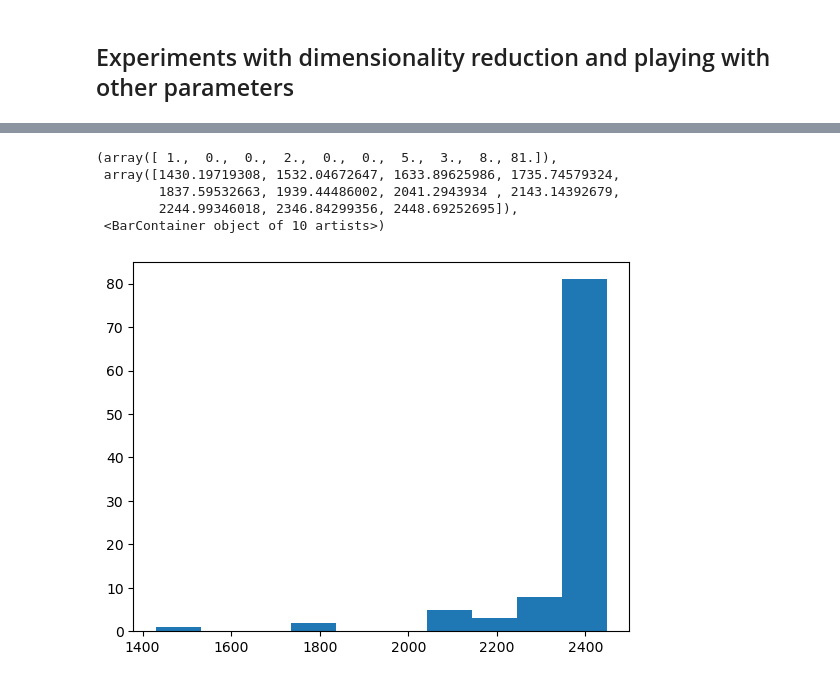
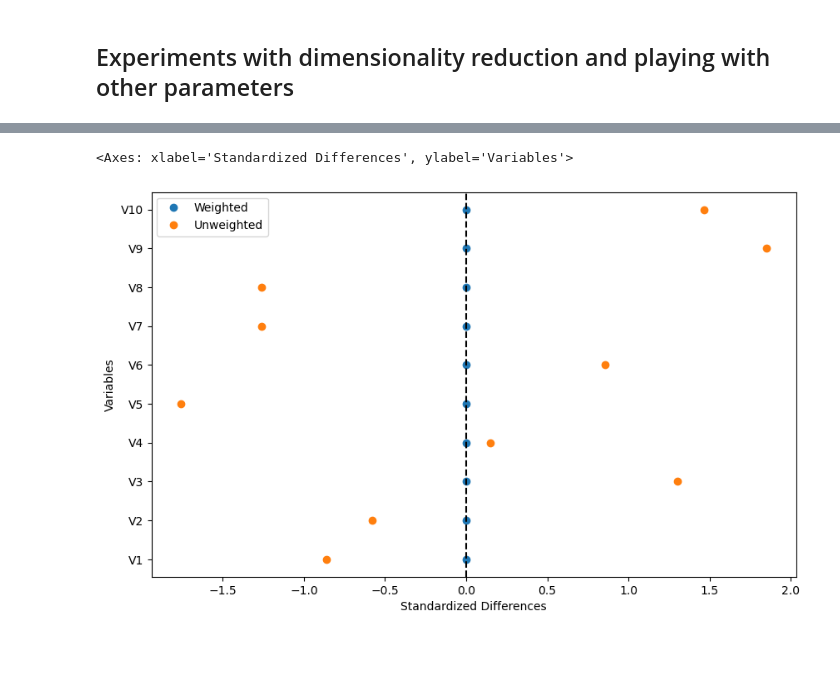
Before and after one commit to apoorvalal/cbpys, a Jupyter notebook: examples/example.ipynb, the cells around one changed output, grey strips where cells are left out. Saved outputs shown, nothing was run; the diff lists cells and outputs as text; code cells hidden in the pictures; blank space fills up the shorter version.

```diff
--- a/examples/example.ipynb
+++ b/examples/example.ipynb
@@ -34,18 +40,15 @@ print(f" Our effect benchmark is given by: {y[w == 1].mean() - y[w == 0].mean()}
 # %% [markdown]
 ## Experiments with dimensionality reduction and playing with other parameters
 # %%
-list_tau = []
-for _ in range(100):
-        cbps = CBPS(X = X,
-                W = w,
-                estimand="ATT",
-                intercept=True,
-                noi=False,
-                niter=10000,
-                lr=1e-2,
-                reg=None,
-                svd=5
-        )
-        weights = cbps.weights()
-        tau = y[w == 1].mean() - np.average(y[w == 0], weights=weights.data.cpu().numpy())
-        list_tau.append(tau)
+cbps = CBPS(
+    X=X,
+    W=w,
+    estimand="ATT",
+    intercept=True,
+    noi=False,
+    niter=10000,
+    lr=1e-2,
+    reg=1e-5,
+    svd=None,
+)
+weights = cbps.weights
@@ -61,23 +55,5 @@ plt.hist(np.array(list_tau))
-# %%
-list_tau = []
-for _ in range(100):
-        cbps = CBPS(X = X,
-                W = w,
-                estimand="ATT",
-                intercept=True,
-                noi=False,
-                niter=10000,
-                lr=1e-2
-        )
-        weights = cbps.weights()
-        tau = y[w == 1].mean() - np.average(y[w == 0], weights=weights.data.cpu().numpy())
-        list_tau.append(tau)
-# %%
-plt.hist(np.array(list_tau))
-# %% [output]
-(array([ 1.,  0.,  0.,  2.,  0.,  0.,  5.,  3.,  8., 81.]),
- array([1430.19719308, 1532.04672647, 1633.89625986, 1735.74579324,
-        1837.59532663, 1939.44486002, 2041.2943934 , 2143.14392679,
-        2244.99346018, 2346.84299356, 2448.69252695]),
- <BarContainer object of 10 artists>)
-[figure, removed]
+# %%
+cbps.diagnose(method="smd")
+# %% [output]
+<Axes: xlabel='Standardized Differences', ylabel='Variables'>
+[figure, added]
```
Also changed, not shown: parts of 8 cells of this notebook, 2 other files.
